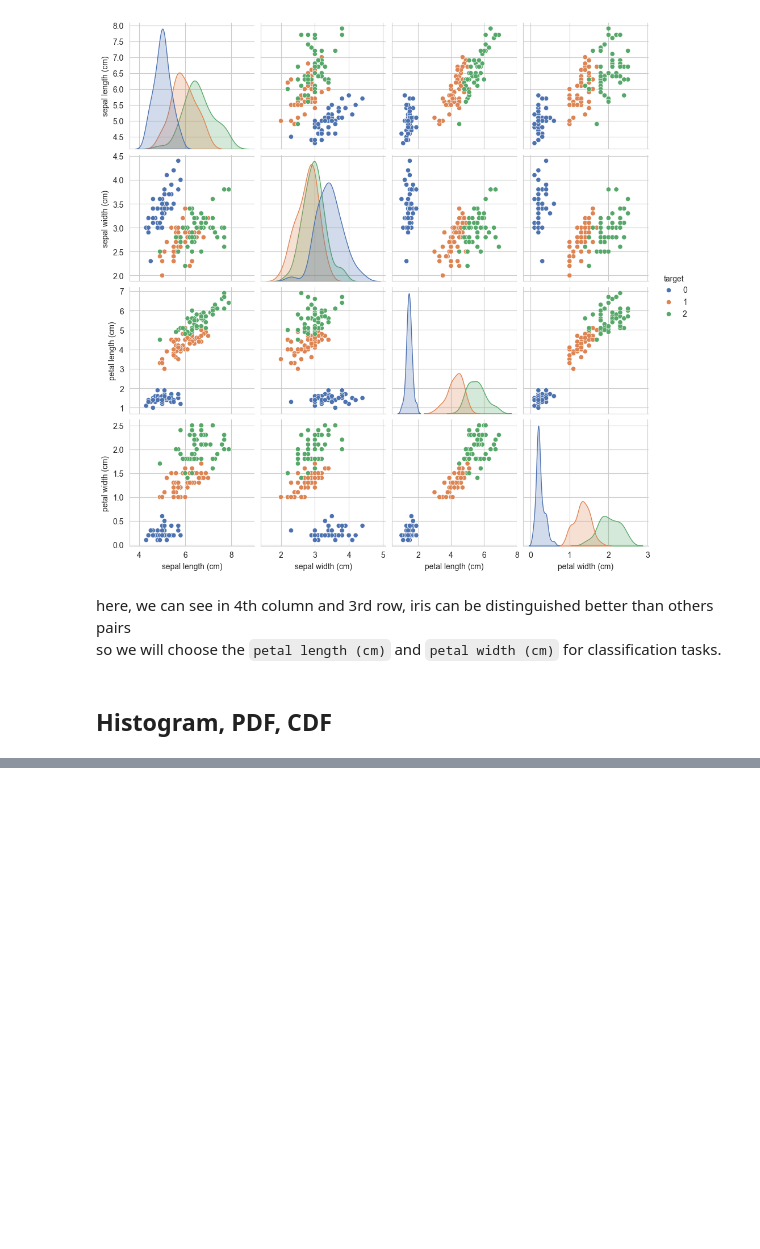
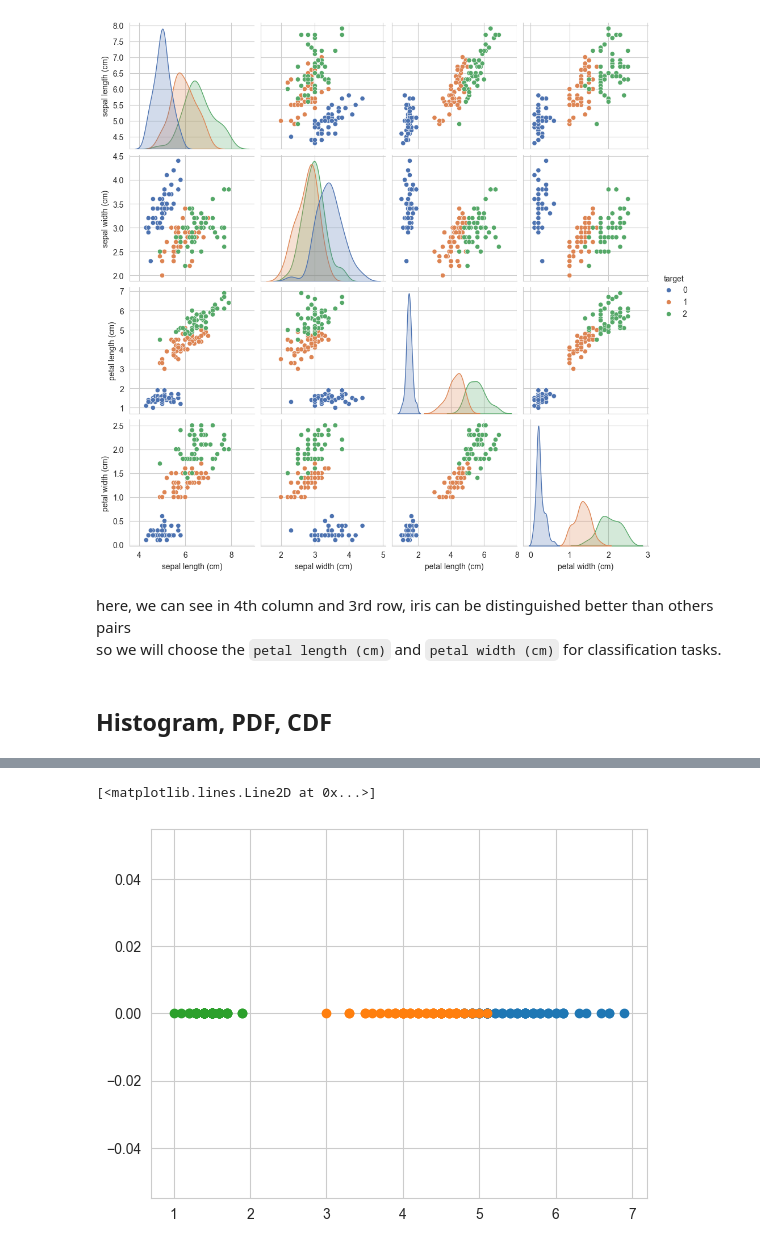
Before and after one commit to VED-PRAKA5H/ml_workshop, a Jupyter notebook: eda.ipynb, the cells around one changed output, grey strips where cells are left out. Saved outputs shown, nothing was run; the diff lists cells and outputs as text; code cells hidden in the pictures; blank space fills up the shorter version.

```diff
--- a/eda.ipynb
+++ b/eda.ipynb
@@ -86,0 +90,12 @@ so we will choose the `petal length (cm)` and `petal width (cm)` for classificat
+# %%
+setosa = df.loc[df.target == 0]
+versicolor = df.loc[df.target == 1]
+virginica = df.loc[df.target == 2]
+plt.plot(virginica['petal length (cm)'], np.zeros_like(virginica['petal length (cm)']),'o')
+plt.plot(versicolor['petal length (cm)'], np.zeros_like(versicolor['petal length (cm)']),'o')
+plt.plot(setosa['petal length (cm)'], np.zeros_like(setosa['petal length (cm)']),'o')
+
+plt.show()
+# %% [output]
+[<matplotlib.lines.Line2D at 0x...>]
+[figure, added]
```
Also changed, not shown: parts of 20 cells of this notebook, 2 other files.
